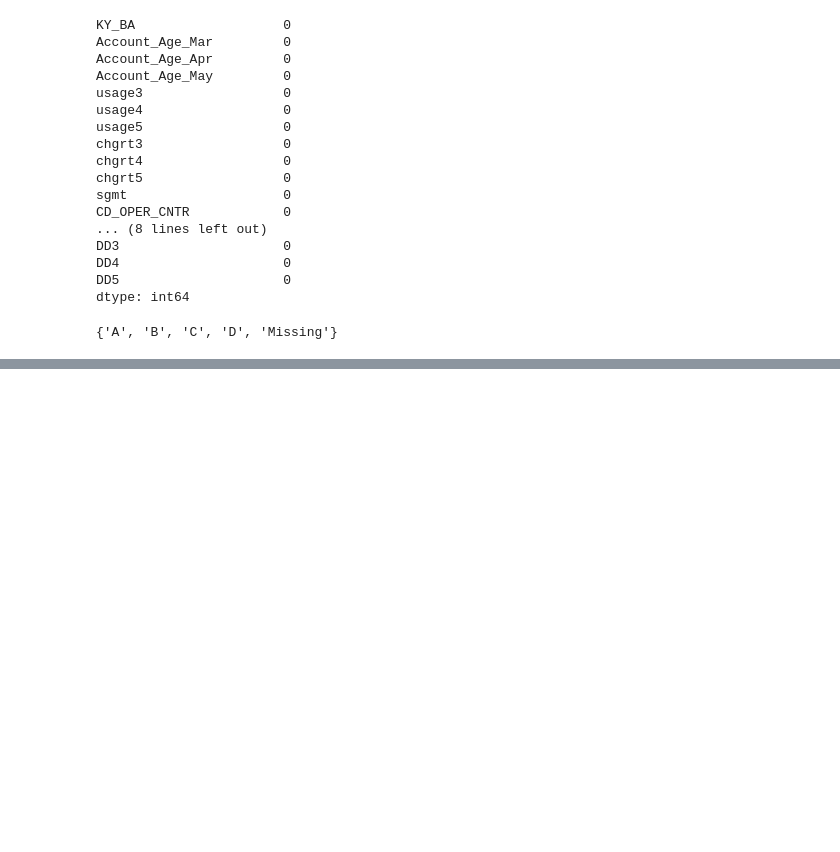
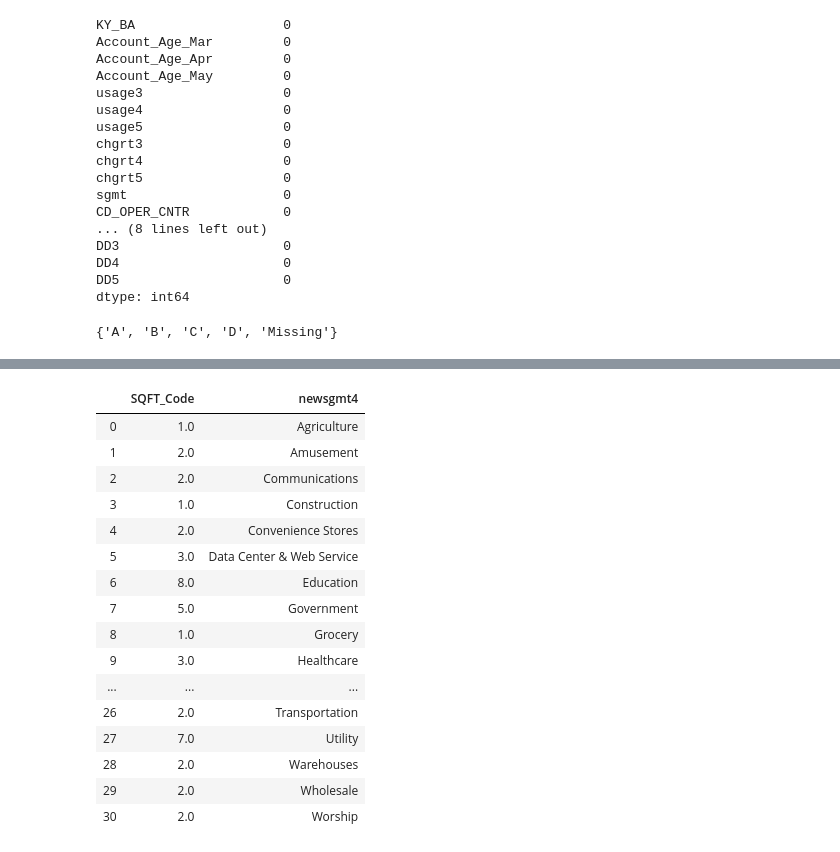
Before and after one commit to yaban-94/Customer_Arrears, a Jupyter notebook: Customer_Arrears.ipynb, the cells around one changed output, grey strips where cells are left out. Cells and saved outputs as stored; diff of their text form; code cells hidden in the pictures; blank space fills up the shorter version.

```diff
--- a/Customer_Arrears.ipynb
+++ b/Customer_Arrears.ipynb
@@ -116,0 +179,25 @@ df
+# %%
+mode_table = newdata.groupby(['newsgmt4'])['SQFT_Code'].agg(lambda x:x.value_counts().index[0]).to_frame()
+# %%
+mode_table['newsgmt4'] = mode_table.index
+# %%
+mode_table.reset_index(drop=True, inplace=True)
+mode_table
+# %% [output]
+|  | SQFT_Code | newsgmt4 |
+| 0 | 1.0 | Agriculture |
+| 1 | 2.0 | Amusement |
+| 2 | 2.0 | Communications |
+| 3 | 1.0 | Construction |
+| 4 | 2.0 | Convenience Stores |
+| 5 | 3.0 | Data Center & Web Service |
+| 6 | 8.0 | Education |
+| 7 | 5.0 | Government |
+| 8 | 1.0 | Grocery |
+| 9 | 3.0 | Healthcare |
+| ... | ... | ... |
+| 26 | 2.0 | Transportation |
+| 27 | 7.0 | Utility |
+| 28 | 2.0 | Warehouses |
+| 29 | 2.0 | Wholesale |
+| 30 | 2.0 | Worship |
```
Also changed, not shown: parts of 13 cells of this notebook.
